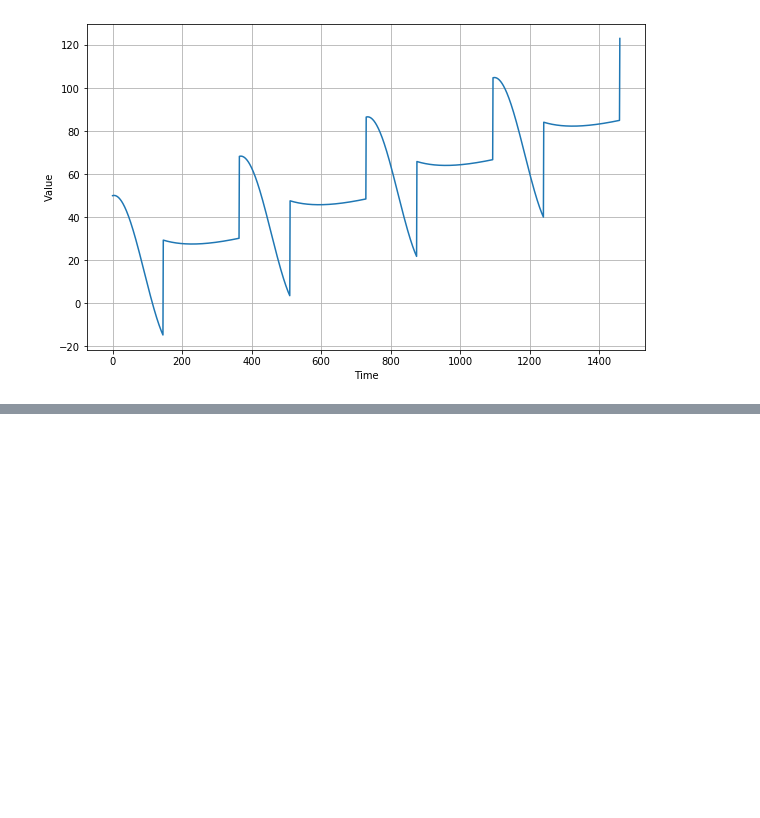
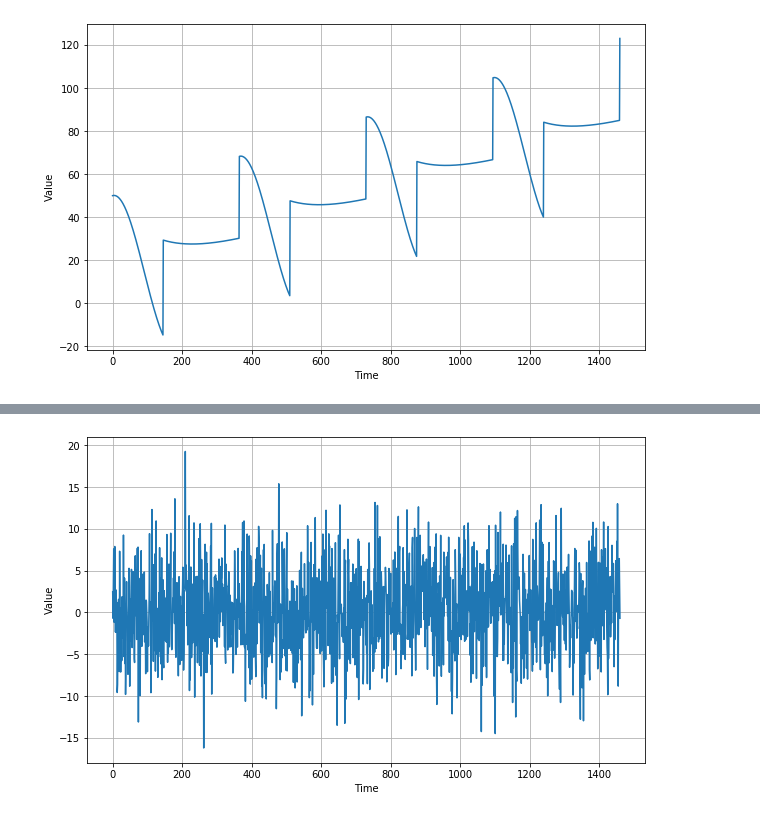
Before and after one commit to ainurafifah00/Coursera_TF, a Jupyter notebook: [Sequences]Week_1_Time_Series_Intro.ipynb, the cells around one changed output, grey strips where cells are left out. Cells and saved outputs as stored; diff of their text form; code cells hidden in the pictures; blank space fills up the shorter version.

Commit message:
Added white noise to a time series

```diff
--- a/[Sequences]Week_1_Time_Series_Intro.ipynb
+++ b/[Sequences]Week_1_Time_Series_Intro.ipynb
@@ -88,0 +93,13 @@ plt.show()
+# %%
+def white_noise(time, noise_level=1, seed=None):
+    rnd = np.random.RandomState(seed)
+    return rnd.randn(len(time)) * noise_level
+# %%
+noise_level = 5
+noise = white_noise(time, noise_level, seed=42)
+
+plt.figure(figsize=(10, 6))
+plot_series(time, noise)
+plt.show()
+# %% [output]
+[figure, added]
```
Also changed, not shown: parts of 4 cells of this notebook.
